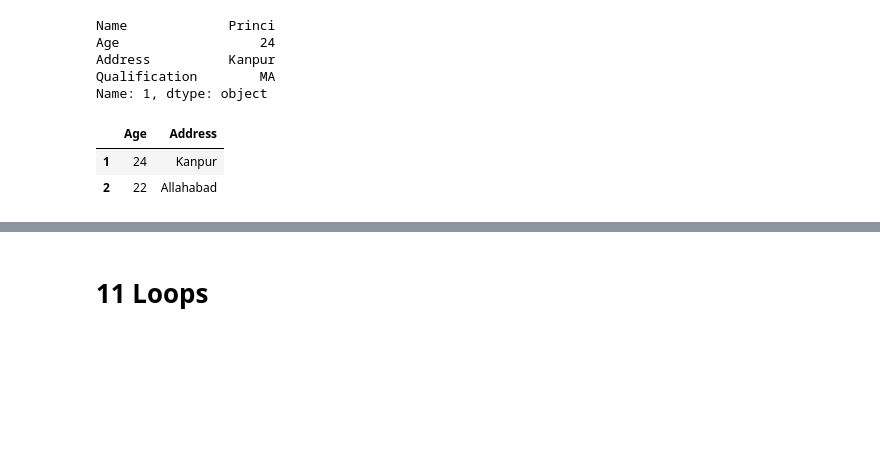
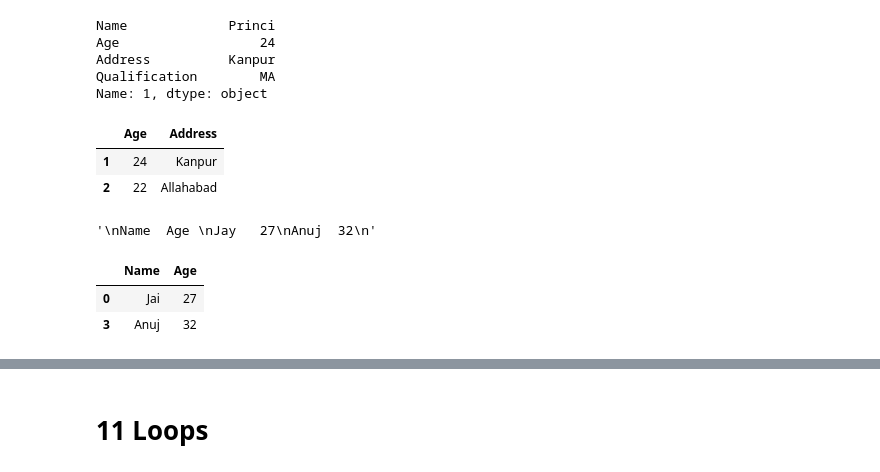
Before and after one commit to datalover2023/Module_1, a Jupyter notebook: Python_Basics_Module_1.ipynb, the cells around one changed output, grey strips where cells are left out. Drawn from its saved outputs; the diff is of its cells as text; code cells hidden in the pictures; blank space fills up the shorter version.

```diff
--- a/Python_Basics_Module_1.ipynb
+++ b/Python_Basics_Module_1.ipynb
@@ -1268,3 +1268,32 @@ df1.iloc[1:3, 1:3]
 |  | Age | Address |
 | 1 | 24 | Kanpur |
 | 2 | 22 | Allahabad |
+# %%
+# return the data with .iloc
+
+'''
+Name  Age
+Jay   27
+Anuj  32
+'''
+
+# your code here...
+# %% [output]
+'\nName  Age \nJay   27\nAnuj  32\n'
+# %%
+#@title Display Solution 12
+
+# return the data with .iloc
+
+'''
+Name  Age
+Jay   27
+Anuj  32
+'''
+
+
+df1.iloc[[0, -1], [0,1]]
+# %% [output]
+|  | Name | Age |
+| 0 | Jai | 27 |
+| 3 | Anuj | 32 |
```
Also changed, not shown: parts of 11 cells of this notebook.
